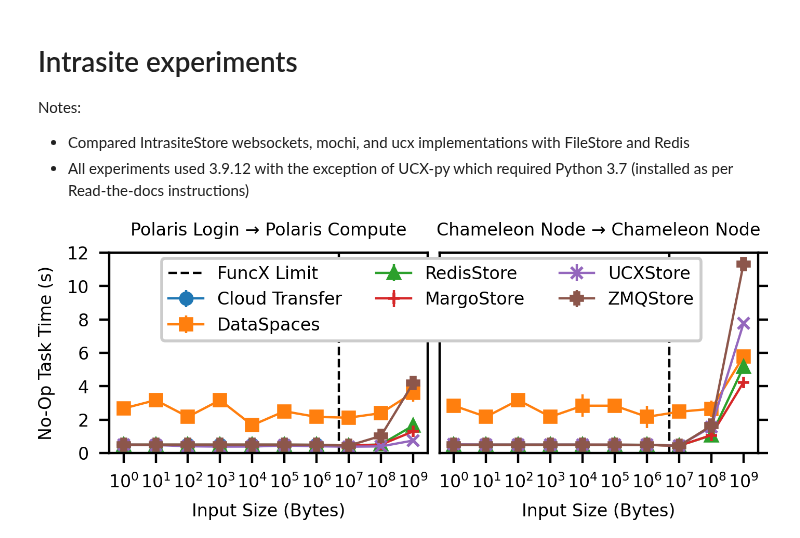
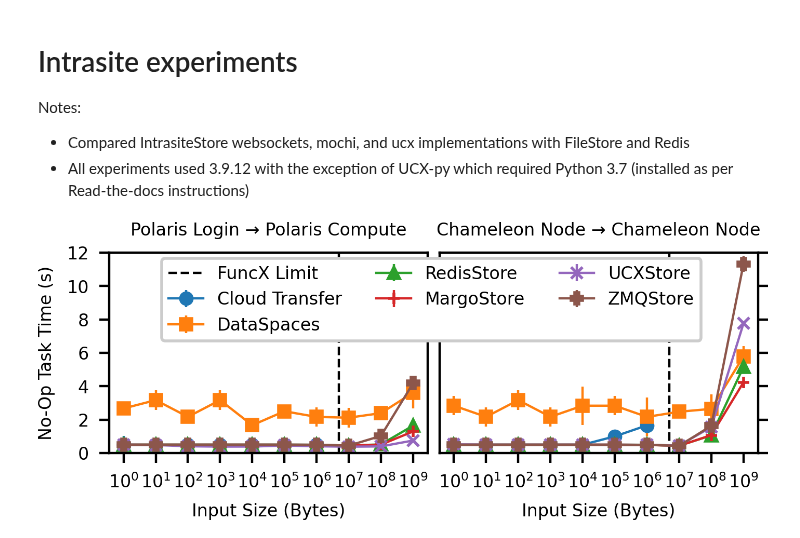
Before and after one commit to proxystore/sc23-evaluation, a Jupyter notebook: 1-proxystore-with-faas-rdma.ipynb, the cells around one changed output. Saved outputs shown, nothing was run; the diff lists cells and outputs as text; code cells hidden in the pictures.

Commit message:
Change sem to std and update figures

```diff
--- a/1-proxystore-with-faas-rdma.ipynb
+++ b/1-proxystore-with-faas-rdma.ipynb
@@ -118,10 +118,10 @@ def extract(data: pandas.DataFrame):
     for backend in get_backends(data):
         subset = rows_matching_column_value(data, BACKEND_COLUMN, backend)
         result[backend] = extract_avg_times(subset)
-        result[backend]['yerr'] = get_sem(subset)
+        result[backend]['yerr'] = get_stdev(subset)
     return result
 
-def get_sem(data: pandas.DataFrame):
+def get_stdev(data: pandas.DataFrame):
     # Get Data for a particular backend
     backend_data = data[[INPUT_SIZE_COLUMN, TOTAL_TIME_COLUMN]]
 
@@ -135,8 +135,8 @@ def get_sem(data: pandas.DataFrame):
 
     backend_seconds = backend_data.groupby(INPUT_SIZE_COLUMN)
 
-    # Return std error as list
-    return backend_seconds.sem()[TOTAL_TIME_S].to_list()
+    # Return std as list
+    return backend_seconds.std()[TOTAL_TIME_S].to_list()
 # %% [markdown]
 # Intrasite experiments
 
@@ -168,8 +168,6 @@ for data, ax in zip((extracted_polaris, extracted_chameleon), axs):
     for backend in i_backends:
         if backend in data:
             xyz = [(x, y, z) for x, y, z in zip(data[backend]['sizes'], data[backend]['times'], data[backend]['yerr']) if 0 < x < 1e10]
-            if backend == 'FuncX':
-                xyz = xyz[:-1]
             x, y, z  = zip(*xyz)
             ax.errorbar(x, y, yerr=z, marker=markers_[backend], label=backend, color=colors[backend])
 
@@ -201,31 +199,31 @@ for data, ax in zip((extracted_polaris, extracted_chameleon), axs):
 # )
 
 axs[0].set_xlabel('Input Size (Bytes)')
 axs[1].set_xlabel('Input Size (Bytes)')
 axs[0].set_ylabel('No-Op Task Time (s)')
 axs[0].set_title('Polaris Login → Polaris Compute')
 axs[1].set_title('Chameleon Node → Chameleon Node')
 
 # move chameleon y-axis to right side
 axs[1].yaxis.set_label_position("right")
 axs[1].yaxis.tick_right()
 
 # Reorder legend
 fig.legend(legend_handles.values(), legend_handles.keys(),
            bbox_to_anchor=[0.52, 0.95], ncol=3, loc='upper center',
            framealpha=1,
           )
 
 # Restrict y axis range
 axs[0].set_ylim([0, 12])
 
 # Restrict y labels to integers
 axs[0].get_yaxis().set_major_locator(mticker.MaxNLocator(integer=True))
 
 # fig.tight_layout() #h_pad=1, w_pad=0)
 fig.tight_layout(h_pad=.5, w_pad=0.75)
 
 fig.set_size_inches(3.5, 1.15)
 plt.savefig('figures/funcx-roundtrip-task-times-intrasite.pdf', pad_inches=0.05)
 # %% [output]
-[figure, old version]
+[figure, new version]
```
Also changed, not shown: 1 other file.
